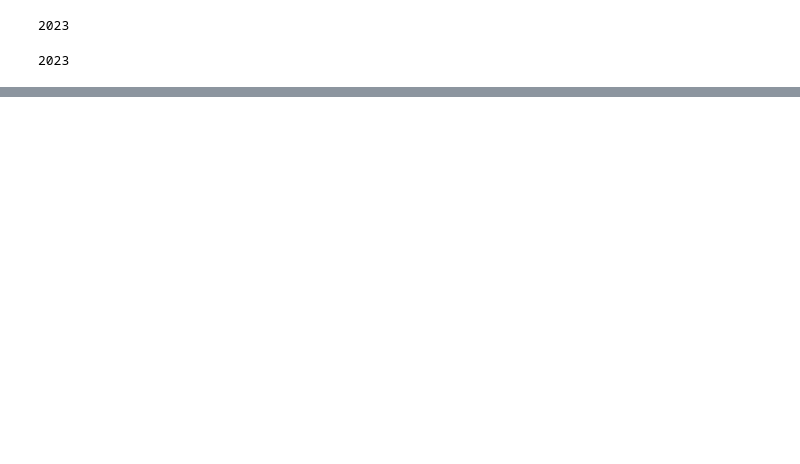
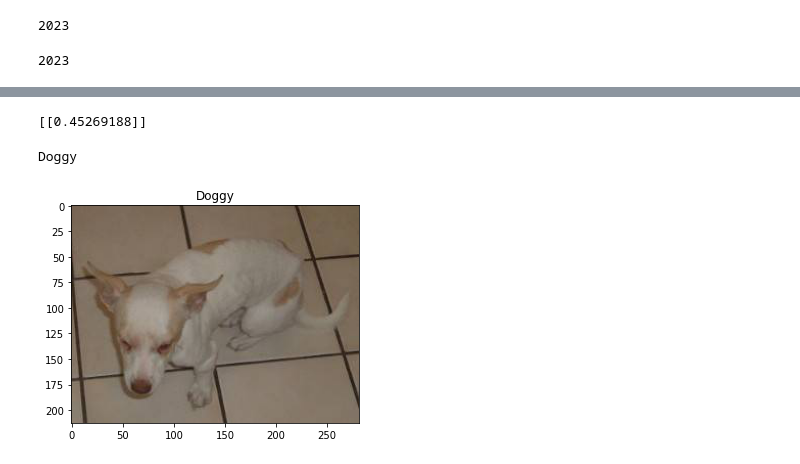
Before and after one commit to Darktechie-programmer/Deep_learning, a Jupyter notebook: Dogs and cats Recognization CNN project.ipynb, the cells around one changed output, grey strips where cells are left out. Drawn from its saved outputs; the diff is of its cells as text; code cells hidden in the pictures; blank space fills up the shorter version.

```diff
--- a/Dogs and cats Recognization CNN project.ipynb
+++ b/Dogs and cats Recognization CNN project.ipynb
@@ -172,6 +180,6 @@ model.compile(loss='binary_crossentropy',
               optimizer = 'adam',
               metrics = ['accuracy']
               )
-model.fit(X,y, batch_size=8, epochs=10, validation_split=0.3)
+model.fit(X,y, batch_size=10, epochs=100, validation_split=0.3)
 # %% [output]
 Train on 1416 samples, validate on 607 samples
@@ -206,3 +215,5 @@ image = r'' ## image path
+# %%
+image = r'/content/drive/My Drive/datas/cat-and-dog/test_set/test_set/dogs/dog.4998.jpg' ## image path
 # %%
 def prepare(filepath):
   img_size = 100
@@ -210,13 +221,19 @@ def prepare(filepath):
   new_array = cv2.resize(img_array,(img_size,img_size))
   return new_array.reshape(-1,img_size,img_size,1)
 # %%
-model = keras.models.load_model(r'')  ## file path of model...
+# model = keras.models.load_model(r'')  ## file path of model...
 # %%
 prediction = model.predict([prepare(image)])
 print(prediction)
+# %% [output]
+[[0.45269188]]
 # %%
+prediction = model.predict([prepare(image)])
 print(CATAGORIES[int(prediction[0][0])])
 img = mpimg.imread(image)
 imgplot = plt.imshow(img)
 plt.title(CATAGORIES[int(prediction[0][0])])
 plt.show()
+# %% [output]
+Doggy
+[figure, added]
```
Also changed, not shown: parts of 6 cells of this notebook.
